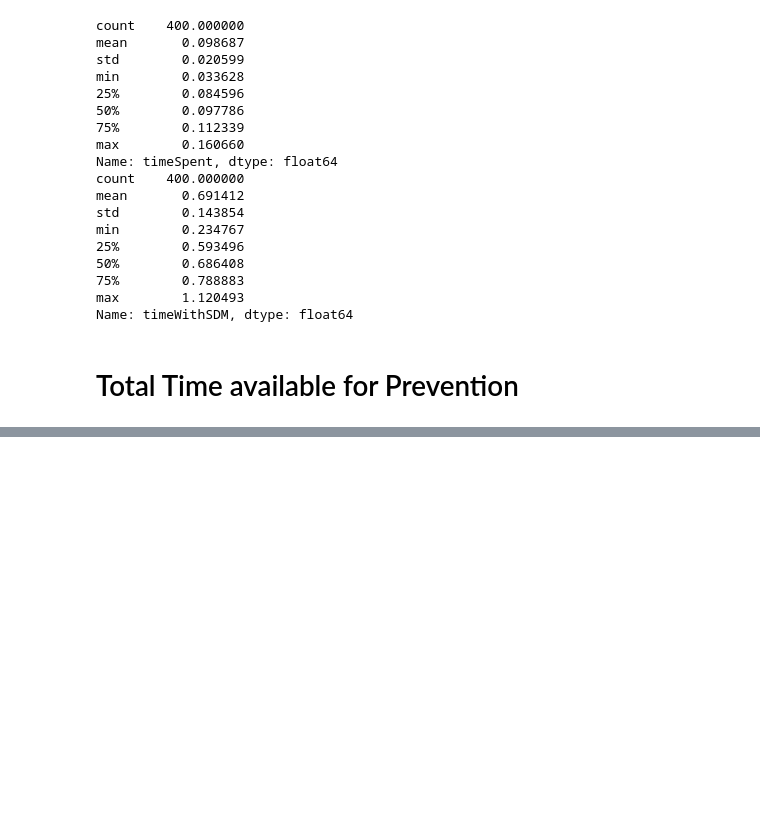
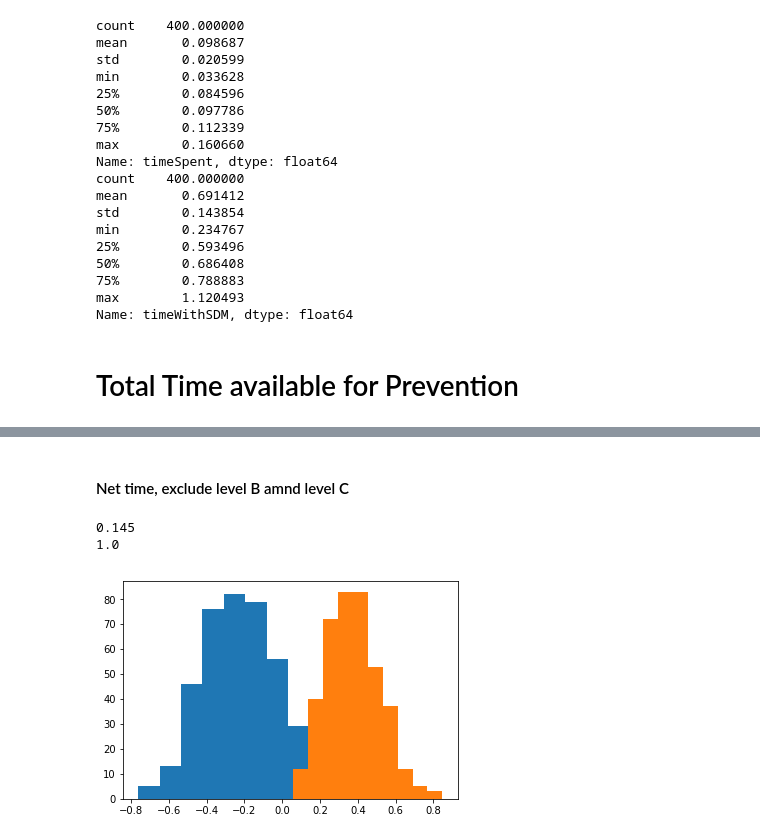
Before and after one commit to jburke5/Scrooge, a Jupyter notebook: ScroogeAnalysisDataVisualization.ipynb, the cells around one changed output, grey strips where cells are left out. Saved outputs shown, nothing was run; the diff lists cells and outputs as text; code cells hidden in the pictures; blank space fills up the shorter version.

```diff
--- a/ScroogeAnalysisDataVisualization.ipynb
+++ b/ScroogeAnalysisDataVisualization.ipynb
@@ -319,0 +371,15 @@ g
+# %% [markdown]
+#### Net time, exclude level B amnd level C
+# %%
+netTimeNoLevelBCWithSDM= allProviders.timeAvailableForPreventionPerDay - allProviders.dailyTimeForAScreeningAndSDM
+netTimeNoLevelBCNoSDM = allProviders.timeAvailableForPreventionPerDay - allProviders.dailyTimeForAScreeningAndNoSDM
+
+plt.hist(netTimeNoLevelBCWithSDM.dropna())
+plt.hist(netTimeNoLevelBCNoSDM.dropna())
+
+print (netTimeNoLevelBCWithSDM.dropna() >0).sum() / float(len(netTimeNoLevelBCWithSDM.dropna()))
+print (netTimeNoLevelBCNoSDM.dropna() > 0).sum() / float(len(netTimeNoLevelBCNoSDM.dropna()))
+# %% [output]
+0.145
+1.0
+[figure, added]
```
Also changed, not shown: parts of 20 cells of this notebook, 1 other file.
